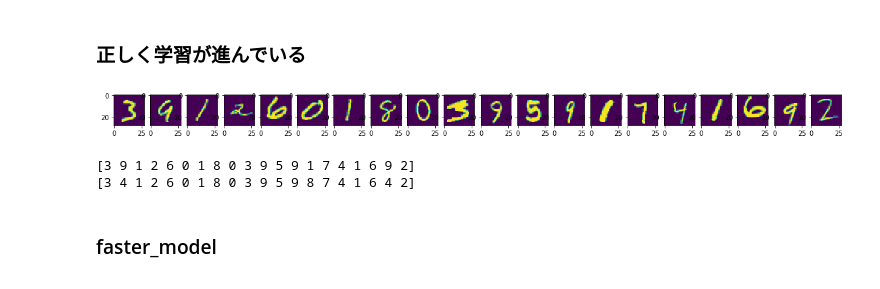
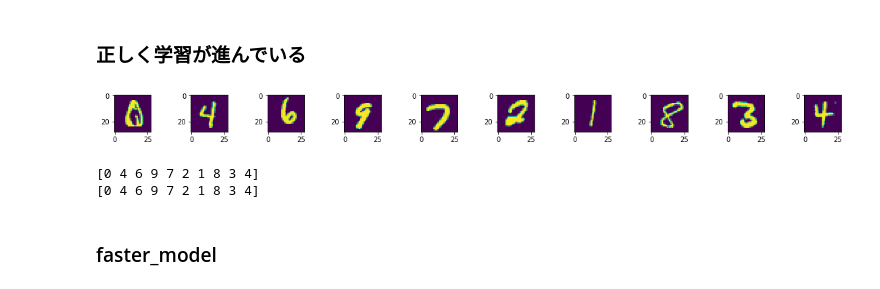
Before and after one commit to naruya/maml-pytorch, a Jupyter notebook: notebooks/omniglot_net.ipynb, the cells around one changed output. Cells and saved outputs as stored; diff of their text form; code cells hidden in the pictures.

```diff
--- a/notebooks/omniglot_net.ipynb
+++ b/notebooks/omniglot_net.ipynb
@@ -223,7 +227,7 @@ class TaskLoader(object):
         return NotImplementedError
 # %%
 class OmniglotTaskset(Taskset):
-    def __init__(self, path_to_omniglot, meta_train):
+    def __init__(self, path_to_omniglot, n_class, n_shot, meta_train):
 
         if meta_train:
             path_to_lang = os.path.join(path_to_omniglot, "images_background/")
@@ -232,7 +236,7 @@ class OmniglotTaskset(Taskset):
 
         langs = sorted(os.listdir(path_to_lang))
         tasks = [os.path.join(path_to_lang, lang) for lang in langs]
-        tasks = [task for task in tasks if len(os.listdir(task))>=20]
+        tasks = [task for task in tasks if len(os.listdir(task))>=n_class]
         self.tasks = tasks
 
     def __len__(self):
@@ -243,6 +247,7 @@ class OmniglotTaskset(Taskset):
         return {"train":
                 DataLoader(
                     OmniglotDataset(self.tasks[idx],
+                                    n_class=n_class,
                                     train=True,
                                     train_indices=train_indices,
                                     transform=transforms.Compose([
@@ -252,6 +257,7 @@ class OmniglotTaskset(Taskset):
                 "test":
                 DataLoader(
                     OmniglotDataset(self.tasks[idx],
+                                    n_class=n_class,
                                     train=False,
                                     train_indices=train_indices,
                                     transform=transforms.Compose([
@@ -261,18 +267,20 @@ class OmniglotTaskset(Taskset):
                 "task": self.tasks[idx]
                }
 # %%
+batch_size = n_class
+
 meta_train_task_loader = TaskLoader(
-    OmniglotTaskset("../omniglot_mini/", meta_train=True)
+    OmniglotTaskset("../omniglot_mini/", meta_train=True, n_class=n_class, n_shot=n_shot)
 )
-
+print(len(meta_train_task_loader.taskset))
 for task_i, meta_train_task in enumerate(meta_train_task_loader):
     print(task_i, meta_train_task["task"])
     local_task_train_data_loader = meta_train_task["train"]
     for batch in local_task_train_data_loader:
-        plt.figure(figsize=(20,1))
+        plt.figure(figsize=(20,2))
         for i, (image, label) in enumerate(zip(batch[0], batch[1])):
             plt.subplot(1, batch_size, i+1)
-            plt.imshow(image[0])
+            plt.imshow(image[0]) # image.shape=[1,28,28]
         plt.show()
         print(batch[1])
     if task_i==4:
@@ -301,8 +305,8 @@ tensor([ 1,  2,  5,  6, 10,  8, 16, 18, 11,  9, 14,  3, 17, 12,  7, 15, 13,  4,
 # %%
-def train2(model, device, train_loader, optimizer, epoch, rate=1.0):
+def train2(model, device, train_data_loader, test_data_loader, optimizer, epoch, stop=1.0):
     model.train()
 
-    with tqdm(train_loader) as _tqdm:
+    with tqdm(train_data_loader) as _tqdm:
         for i, (data, target) in enumerate(_tqdm):
             data, target = data.to(device), target.to(device)
             optimizer.zero_grad()
@@ -310,31 +314,31 @@ def train2(model, device, train_loader, optimizer, epoch, rate=1.0):
             loss = F.nll_loss(output, target)
             loss.backward()
             optimizer.step()
-            if i % 300 == 0:
-                temp_loss, temp_acc = test(model, device, test_loader)
+            if i % 600 == 0:
+                temp_loss, temp_acc = test(model, device, test_data_loader)
             _tqdm.set_postfix(OrderedDict(step=epoch, loss=temp_loss, acc= temp_acc))
-            if i+1 >= len(train_loader)*rate:
+            if i+1 >= len(train_data_loader)*stop:
                 break
 # %% [markdown]
 ### モデルのコピー
 # %% [markdown]
 ### master_model
 # %%
-batch_size = 20 # batch_size==1だとバグる
+batch_size = n_class # batch_size==1だとバグる
 lr = 0.01
 momentum = 0.5
 epochs = 1
 
 device = 'cuda' if torch.cuda.is_available() else 'cpu'
 
-train_loader = DataLoader(
+train_data_loader = DataLoader(
     datasets.MNIST('../mnist', train=True, download=True,
                    transform=transforms.Compose([
                        transforms.ToTensor(),
                    ])),
     batch_size=batch_size, shuffle=True)
 
-test_loader = DataLoader(
+test_data_loader = DataLoader(
     datasets.MNIST('../mnist', train=False, transform=transforms.Compose([
                        transforms.ToTensor(),
                    ])),
@@ -343,26 +347,26 @@ test_loader = DataLoader(
 master_model = OmniglotNet(n_class=10).to(device)
 master_optimizer = optim.SGD(master_model.parameters(), lr=lr, momentum=momentum)
 
-train2(master_model, device, train_loader, master_optimizer, epoch, rate=0.5)
+train2(master_model, device, train_data_loader, test_data_loader, master_optimizer, epoch, stop=0.5)
 # %% [markdown]
 ### 正しく学習が進んでいる
 # %%
-for batch_i, (images, labels) in enumerate(test_loader):
+for batch_i, (images, labels) in enumerate(test_data_loader):
     plt.figure(figsize=(20,1))
     for i, image in enumerate(images):
         plt.subplot(1, len(images),i+1)
         plt.imshow(image[0])
     plt.show()
     print(labels.detach().numpy())
     y_pred = master_model(images.to(device))
     y_pred = np.argmax(y_pred.cpu().detach().numpy(), 1)
     print(y_pred)
     if batch_i==0:
         break
 # %% [output]
-[figure, old version]
+[figure, new version]
-[3 9 1 2 6 0 1 8 0 3 9 5 9 1 7 4 1 6 9 2]
-[3 4 1 2 6 0 1 8 0 3 9 5 9 8 7 4 1 6 4 2]
+[0 4 6 9 7 2 1 8 3 4]
+[0 4 6 9 7 2 1 8 3 4]
 # %% [markdown]
 ### faster_model
 # %%
```
Also changed, not shown: parts of 18 cells of this notebook.
